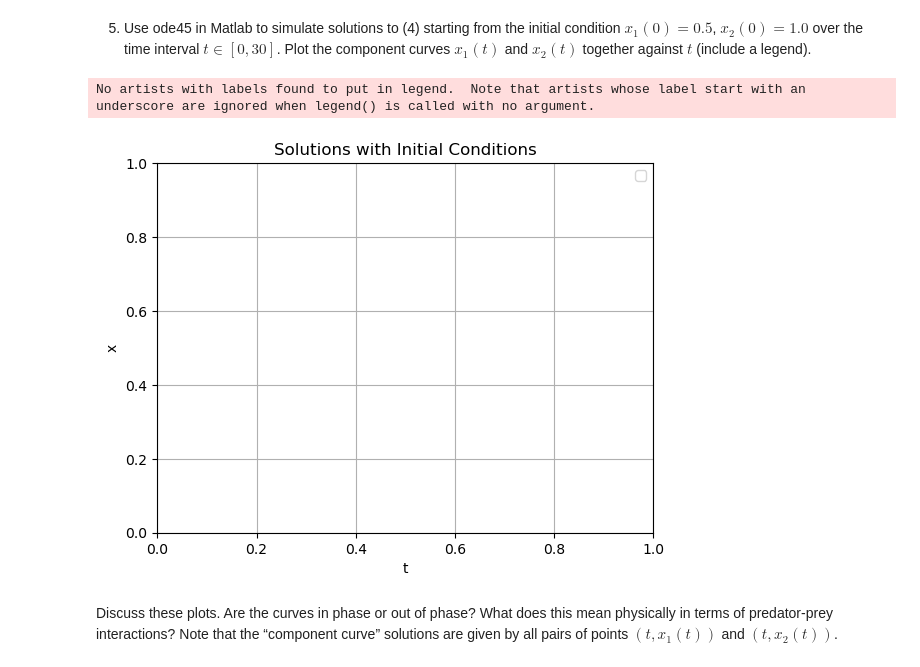
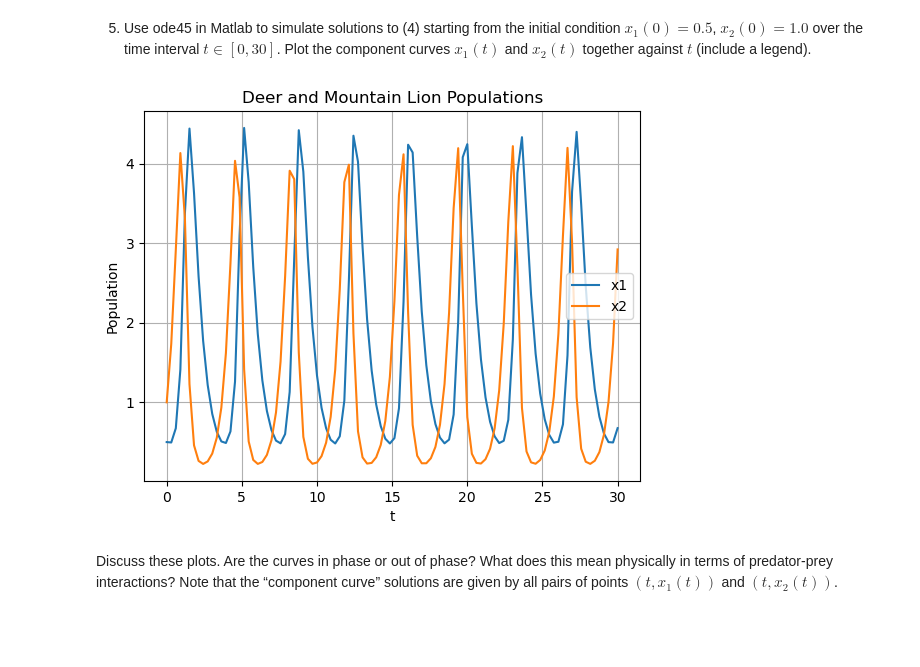
Before and after one commit to scottito/DiffEqProj1, a Jupyter notebook: Project1.ipynb, the cells around one changed output. Cells and saved outputs as stored; diff of their text form; code cells hidden in the pictures; blank space fills up the shorter version.

```diff
--- a/Project1.ipynb
+++ b/Project1.ipynb
@@ -300,13 +300,13 @@ p = 1.2
 q = 1
 
 # linspaces for graphing
-x = np.linspace(-1, 6, 20)
-t = np.linspace(-1, 6, 20)
+x = np.arange(0, 84,5)
+t = np.arange(0, 30,5)
 
-X, T = np.meshgrid(x,t)
+T, X = np.meshgrid(t,x)
 
 # Plot
-plt.quiver(X, T, dxdt(X)/np.sqrt(dxdt(X)**2+T**2), T/np.sqrt(dxdt(X)**2+T**2))
+plt.quiver(T, X, T/np.sqrt(dxdt(X)**2+T**2), dxdt(X)/np.sqrt(dxdt(X)**2+T**2), color="grey")
 
 # Make the plot pretty
 plt.title("Direction Field of (2)")
@@ -489,6 +504,18 @@ plt.show()
 [figure]
 # %% [markdown]
 4. Use ode454 in Matlab to simulate solutions to (4) starting from the initial condition $x_1(0) = 0.5$, $x_2(0) = 1.0$ over the time interval $t \in [0, 30]$, then plot the following together:
+# %%
+from scipy.integrate import odeint
+
+# Define the system of differential equations
+def system_of_equations(x, t, alpha, beta, gamma, delta):
+    dx1_dt = -alpha*x[0] + beta*x[0]*x[1]
+    dx2_dt = gamma*x[1] - delta*x[0]*x[1]
+    return [dx1_dt, dx2_dt]
+
+# Set the initial conditions and time points
+x0 = [0.5, 1.0]  # initial conditions
+t = np.linspace(0, 30, 100)  # time points
 # %% [markdown]
 - (a) Use flow.m to plot the vector field of (4) on the domain $−1 < x_1 < 6$, $−1 < x_2 < 6$
 # %% [markdown]
@@ -533,31 +564,17 @@ Does the solution curve behave as expected? Why or why not
 # %% [markdown]
 5. Use ode45 in Matlab to simulate solutions to (4) starting from the initial condition $x_1(0) = 0.5$, $x_2(0) = 1.0$ over the time interval $t \in [0, 30]$. Plot the component curves $x_1(t)$ and $x_2(t)$ together against $t$ (include a legend).
 # %%
-# Time interval
-t = np.linspace(0,30,100)
-
-# Solutuions of (4) with the given initial condition
-def xoft_1(t):
-    print("TO DO")
-
-def xoft_2(t):
-    print("TO DO")
-
-# Plot the component curves together
-#plt.plot(xoft_1(t), t, color="black", label="x1 solution")
-#plt.plot(t, xoft_2(t), color="red", label="x2 solution")
-
-# Make the plot pretty
-plt.title("Solutions with Initial Conditions")
-plt.xlabel("t")
-plt.ylabel("x")
+# Plot the results of x1 and x2 against t
+plt.plot(t, x[:, 0], label='x1')
+plt.plot(t, x[:, 1], label='x2')
+plt.xlabel('t')
+plt.ylabel('Population')
+plt.title('Deer and Mountain Lion Populations')
+plt.legend()
 plt.grid()
-plt.legend()
-
 plt.show()
 # %% [output]
-No artists with labels found to put in legend.  Note that artists whose label start with an underscore are ignored when legend() is called with no argument.
-[figure, old version]
+[figure, new version]
 # %% [markdown]
 Discuss these plots. Are the curves in phase or out of phase? What does this mean physically in terms of predator-prey interactions? Note that the “component curve” solutions are given by all pairs of points $(t, x_1(t))$ and $(t, x_2(t))$.
 # %% [markdown]
```
Also changed, not shown: parts of 13 cells of this notebook.
